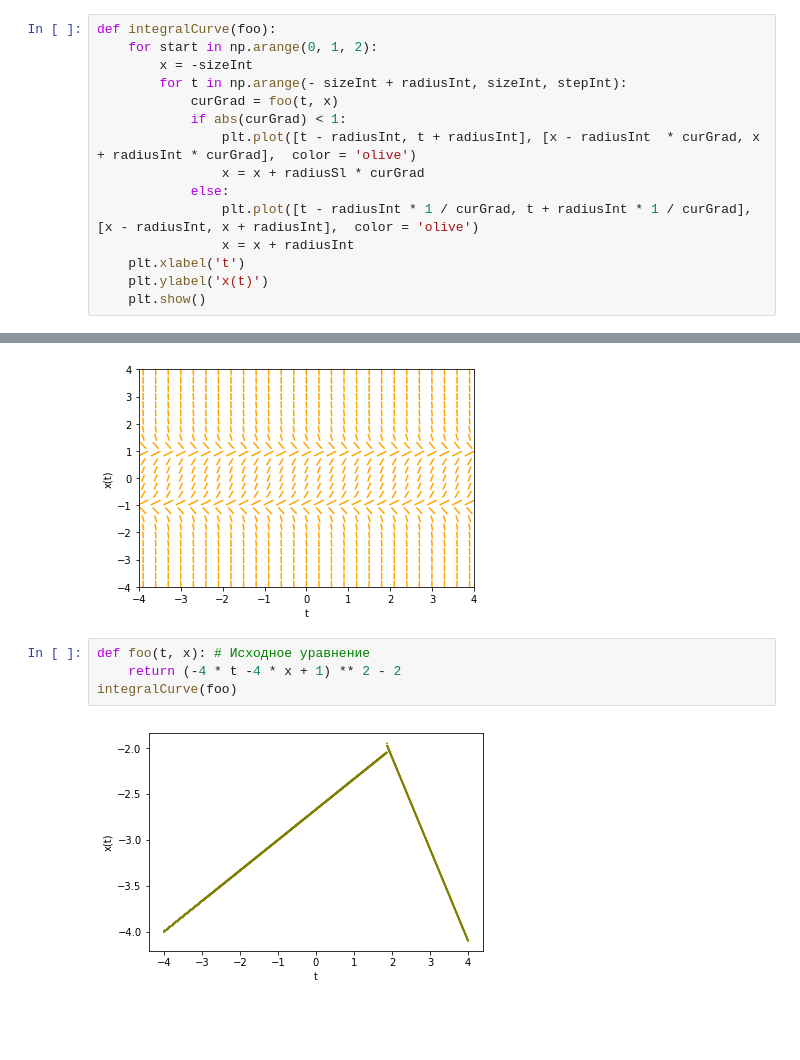
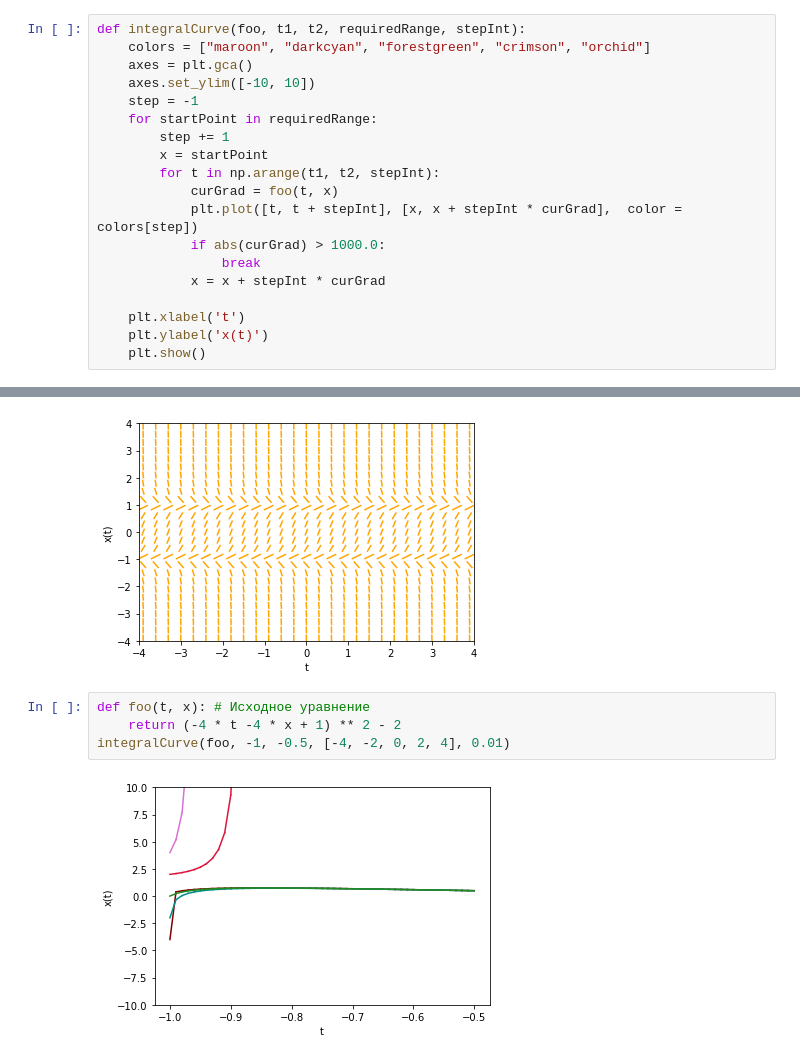
Before and after one commit to peinrules/differential_equations, a Jupyter notebook: Slope_fields.ipynb, the cells around one changed output, grey strips where cells are left out. Drawn from its saved outputs; the diff is of its cells as text; blank space fills up the shorter version.

```diff
--- a/Slope_fields.ipynb
+++ b/Slope_fields.ipynb
@@ -33,21 +34,25 @@ def slopeField(foo, fooSet=None):
 sizeInt = 4
 stepInt = 0.003
 radiusInt = stepInt / 3
-# %%
-def integralCurve(foo):
-    for start in np.arange(0, 1, 2):
-        x = -sizeInt
-        for t in np.arange(- sizeInt + radiusInt, sizeInt, stepInt):
-            curGrad = foo(t, x)
-            if abs(curGrad) < 1:
-                plt.plot([t - radiusInt, t + radiusInt], [x - radiusInt  * curGrad, x + radiusInt * curGrad],  color = 'olive')
-                x = x + radiusSl * curGrad
-            else:
-                plt.plot([t - radiusInt * 1 / curGrad, t + radiusInt * 1 / curGrad], [x - radiusInt, x + radiusInt],  color = 'olive')
-                x = x + radiusInt
-    plt.xlabel('t')
-    plt.ylabel('x(t)')
-    plt.show()
+# %%
+def integralCurve(foo, t1, t2, requiredRange, stepInt):
+    colors = ["maroon", "darkcyan", "forestgreen", "crimson", "orchid"]
+    axes = plt.gca()
+    axes.set_ylim([-10, 10])
+    step = -1
+    for startPoint in requiredRange:
+        step += 1
+        x = startPoint
+        for t in np.arange(t1, t2, stepInt):
+            curGrad = foo(t, x)
+            plt.plot([t, t + stepInt], [x, x + stepInt * curGrad],  color = colors[step])
+            if abs(curGrad) > 1000.0:
+                break
+            x = x + stepInt * curGrad
+
+    plt.xlabel('t')
+    plt.ylabel('x(t)')
+    plt.show()
 # %% [markdown]
 ## Vector Field
 # %%
@@ -192,6 +242,6 @@ slopeField(foo)
 # %%
 def foo(t, x): # Исходное уравнение
     return (-4 * t -4 * x + 1) ** 2 - 2
-integralCurve(foo)
+integralCurve(foo, -1, -0.5, [-4, -2, 0, 2, 4], 0.01)
 # %% [output]
-[figure, old version]
+[figure, new version]
```
Also changed, not shown: parts of 10 cells of this notebook.
